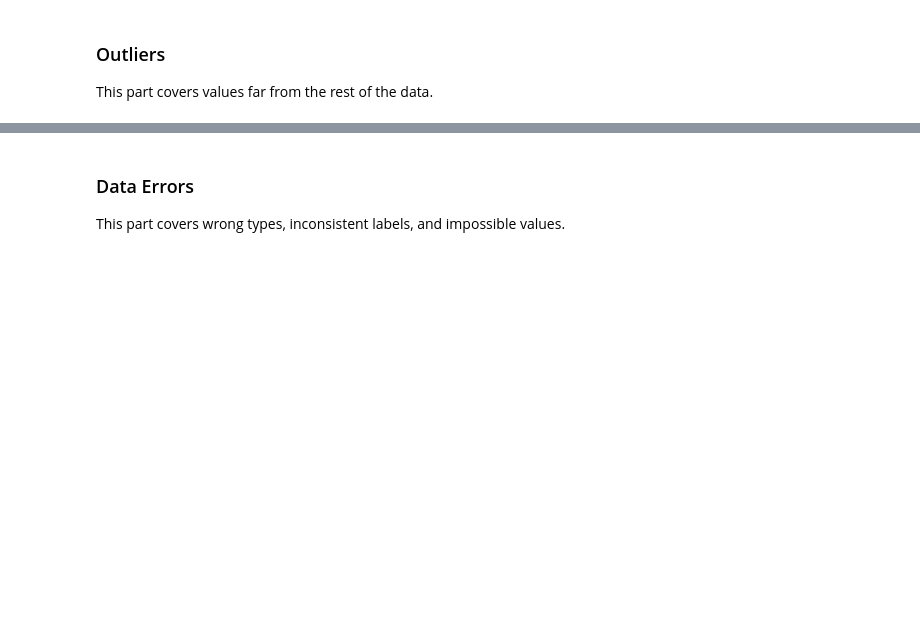
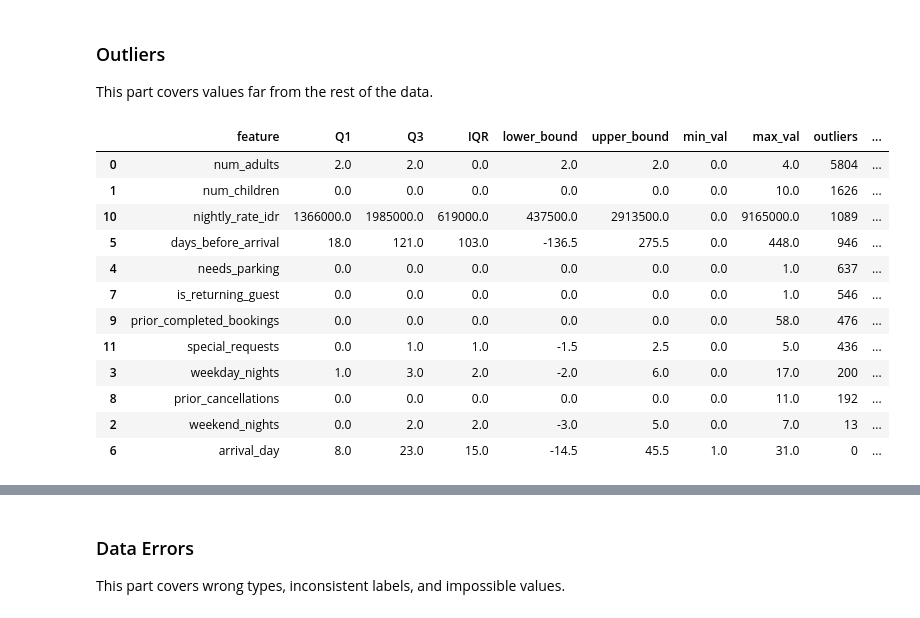
Before and after one commit to TheoMarvel/IF3170_G29_MiMHotels, a Jupyter notebook: output/Notebook_Tugas_Besar_2_IF3170_Inteligensi_Artifisial_2026_2027.ipynb, the cells around one changed output, grey strips where cells are left out. Drawn from its saved outputs; the diff is of its cells as text; code cells hidden in the pictures; blank space fills up the shorter version.

```diff
--- a/output/Notebook_Tugas_Besar_2_IF3170_Inteligensi_Artifisial_2026_2027.ipynb
+++ b/output/Notebook_Tugas_Besar_2_IF3170_Inteligensi_Artifisial_2026_2027.ipynb
@@ -182,4 +539,15 @@ This part covers missing values, if any.
 
 This part covers repeated records.
 # %%
-# Write your code here
+# Check duplicates before removal
+train_dup = X_train.duplicated().sum()
+val_dup = X_val.duplicated().sum()
+test_dup = X_test.duplicated().sum()
+print("Duplicate data before removal:")
+print(f"X_train = {train_dup} / {len(X_train)}, X_val = {val_dup} / {len(X_val)}, X_test = {test_dup} / {len(X_test)}")
+
+# Remove duplicated on training data
+X_train_dup = X_train.copy()
+y_train_dup = y_train.copy()
+X_train, y_train = DataCleaner.remove_duplicates(X_train, y_train)
+print(f"X_train after duplicates removed: {X_train.shape}, duplicates removed: {len(X_train_dup) - len(X_train)}, remaining duplicates: {X_train.duplicated().sum()}")
@@ -188,4 +564,43 @@ This part covers repeated records.
 
 This part covers values far from the rest of the data.
 # %%
-# Write your code here
+# Detect outliers in X_train
+num_cols_list = X_train.select_dtypes(include=[np.number]).columns.tolist()
+outlier_rows = []
+
+for col in num_cols_list:
+    q1 = X_train[col].quantile(0.25)
+    q3 = X_train[col].quantile(0.75)
+    iqr = q3 - q1
+    lower = q1 - 1.5 * iqr
+    upper = q3 + 1.5 * iqr
+    n_out = int(((X_train[col] < lower) | (X_train[col] > upper)).sum())
+    outlier_rows.append({
+        "feature": col,
+        "Q1": round(q1, 2),
+        "Q3": round(q3, 2),
+        "IQR": round(iqr, 2),
+        "lower_bound": round(lower, 2),
+        "upper_bound": round(upper, 2),
+        "min_val": round(X_train[col].min(), 2),
+        "max_val": round(X_train[col].max(), 2),
+        "outliers": n_out,
+        "outlier percentage (%)": round(n_out/len(X_train) * 100, 2),
+    })
+
+outlier_df = pd.DataFrame(outlier_rows).sort_values("outliers", ascending=False)
+display(outlier_df)
+# %% [output]
+|  | feature | Q1 | Q3 | IQR | lower_bound | upper_bound | min_val | max_val | outliers | ... |
+| 0 | num_adults | 2.0 | 2.0 | 0.0 | 2.0 | 2.0 | 0.0 | 4.0 | 5804 | ... |
+| 1 | num_children | 0.0 | 0.0 | 0.0 | 0.0 | 0.0 | 0.0 | 10.0 | 1626 | ... |
+| 10 | nightly_rate_idr | 1366000.0 | 1985000.0 | 619000.0 | 437500.0 | 2913500.0 | 0.0 | 9165000.0 | 1089 | ... |
+| 5 | days_before_arrival | 18.0 | 121.0 | 103.0 | -136.5 | 275.5 | 0.0 | 448.0 | 946 | ... |
+| 4 | needs_parking | 0.0 | 0.0 | 0.0 | 0.0 | 0.0 | 0.0 | 1.0 | 637 | ... |
+| 7 | is_returning_guest | 0.0 | 0.0 | 0.0 | 0.0 | 0.0 | 0.0 | 1.0 | 546 | ... |
+| 9 | prior_completed_bookings | 0.0 | 0.0 | 0.0 | 0.0 | 0.0 | 0.0 | 58.0 | 476 | ... |
+| 11 | special_requests | 0.0 | 1.0 | 1.0 | -1.5 | 2.5 | 0.0 | 5.0 | 436 | ... |
+| 3 | weekday_nights | 1.0 | 3.0 | 2.0 | -2.0 | 6.0 | 0.0 | 17.0 | 200 | ... |
+| 8 | prior_cancellations | 0.0 | 0.0 | 0.0 | 0.0 | 0.0 | 0.0 | 11.0 | 192 | ... |
+| 2 | weekend_nights | 0.0 | 2.0 | 2.0 | -3.0 | 5.0 | 0.0 | 7.0 | 13 | ... |
+| 6 | arrival_day | 8.0 | 23.0 | 15.0 | -14.5 | 45.5 | 1.0 | 31.0 | 0 | ... |
```
Also changed, not shown: parts of 32 cells of this notebook.
